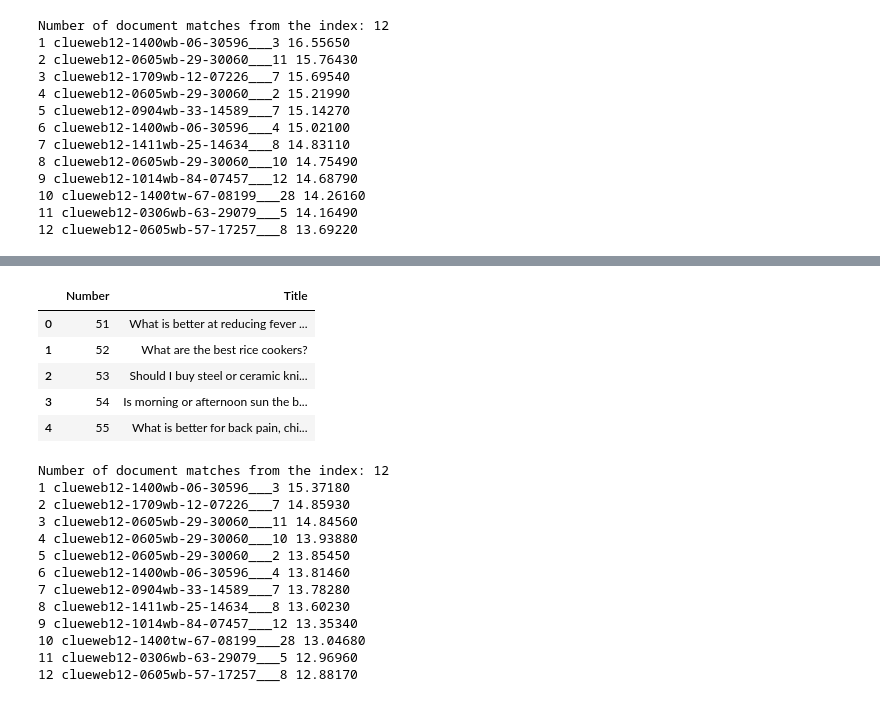
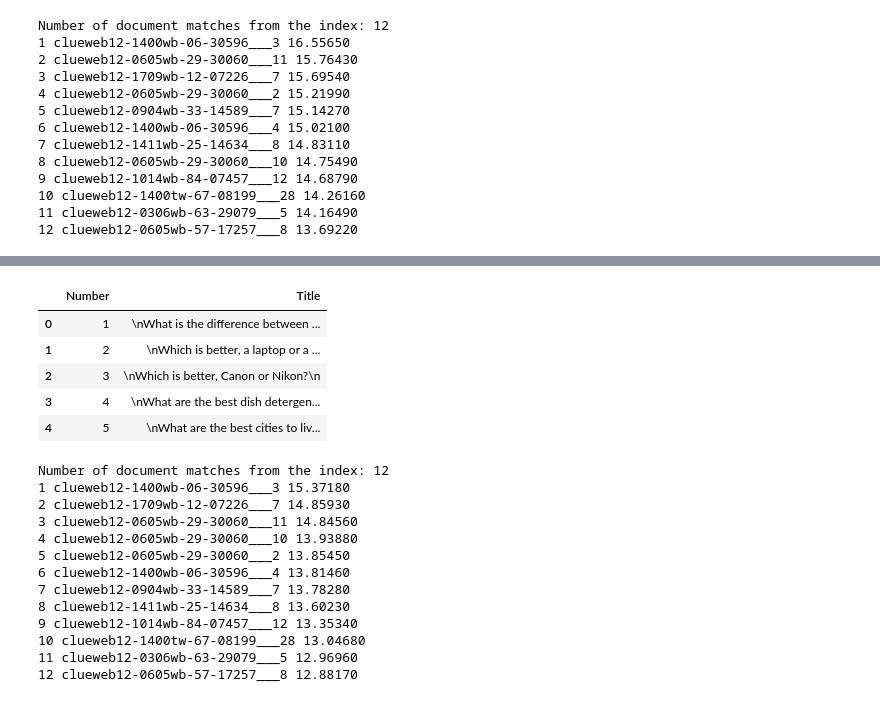
Before and after one commit to softgitron/LeviRank, a Jupyter notebook: initial_retrieval_metric_analysis.ipynb, the cells around one changed output, grey strips where cells are left out. Saved outputs shown, nothing was run; the diff lists cells and outputs as text; code cells hidden in the pictures.

```diff
--- a/initial_retrieval_metric_analysis.ipynb
+++ b/initial_retrieval_metric_analysis.ipynb
@@ -199,13 +199,15 @@ def parse_xml(path):
 # %%
-topics_2021 = parse_xml("/content/drive/MyDrive/touche-2022-prototyping/topics-task2-51-100.xml")
-topics_2021.head()
+# topics_2021 = parse_xml("/content/drive/MyDrive/touche-2022-prototyping/topics-task2-51-100.xml")
+# topics_2021.head()
+touche_topics = pd.read_csv("/content/drive/MyDrive/touche-2022-prototyping/touche_complete_topics.csv")
+touche_topics.head()
 # %% [output]
 |  | Number | Title |
-| 0 | 51 | What is better at reducing fever ... |
-| 1 | 52 | What are the best rice cookers? |
-| 2 | 53 | Should I buy steel or ceramic kni... |
-| 3 | 54 | Is morning or afternoon sun the b... |
-| 4 | 55 | What is better for back pain, chi... |
+| 0 | 1 | \nWhat is the difference between ... |
+| 1 | 2 | \nWhich is better, a laptop or a ... |
+| 2 | 3 | \nWhich is better, Canon or Nikon?\n |
+| 3 | 4 | \nWhat are the best dish detergen... |
+| 4 | 5 | \nWhat are the best cities to liv... |
 # %%
 # Run loop for topics_2021 data, store retrieved in order of appearance m=275
 solution_dict = {} # topic_id, corresponding_document list.
```
Also changed, not shown: parts of 25 cells of this notebook.
